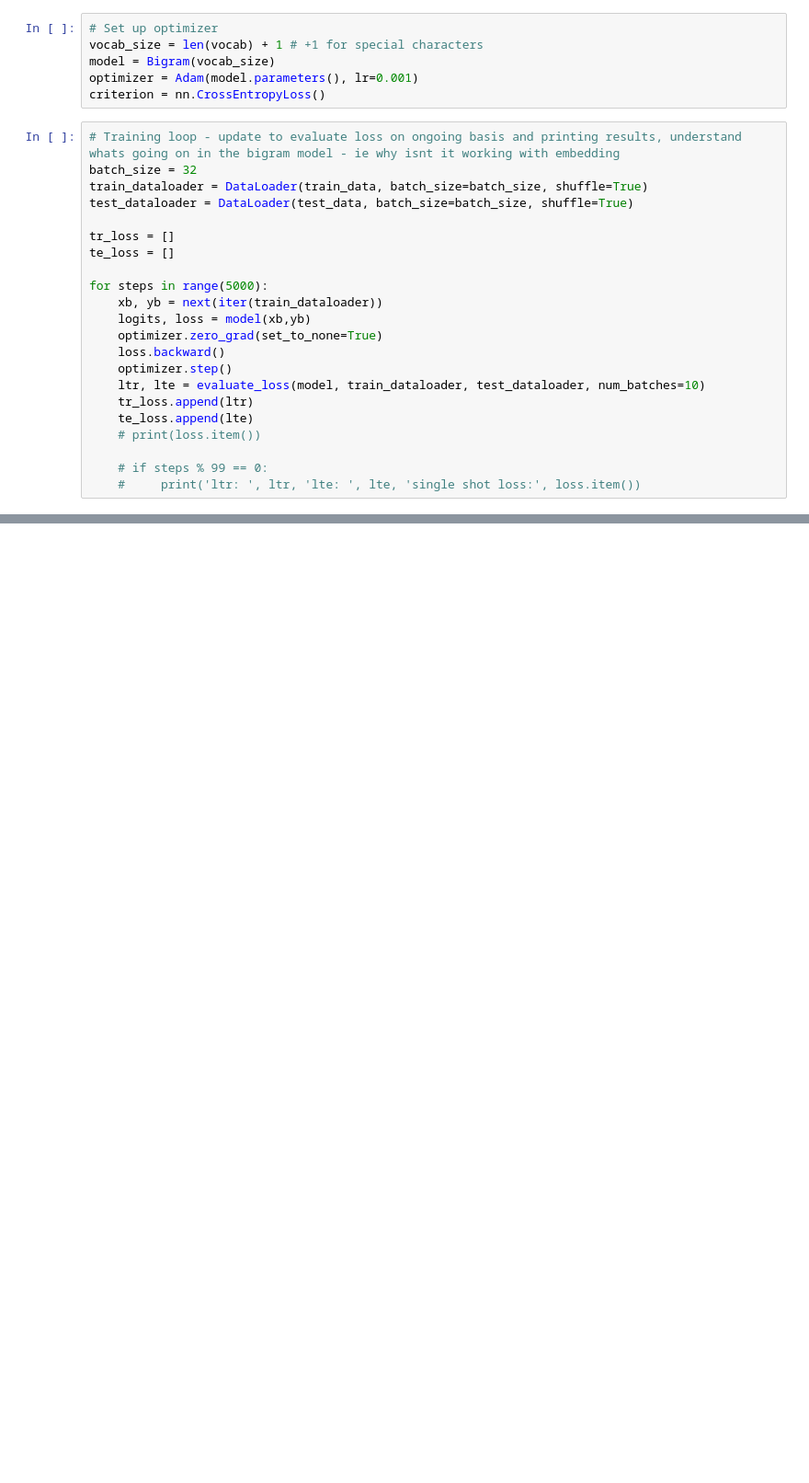
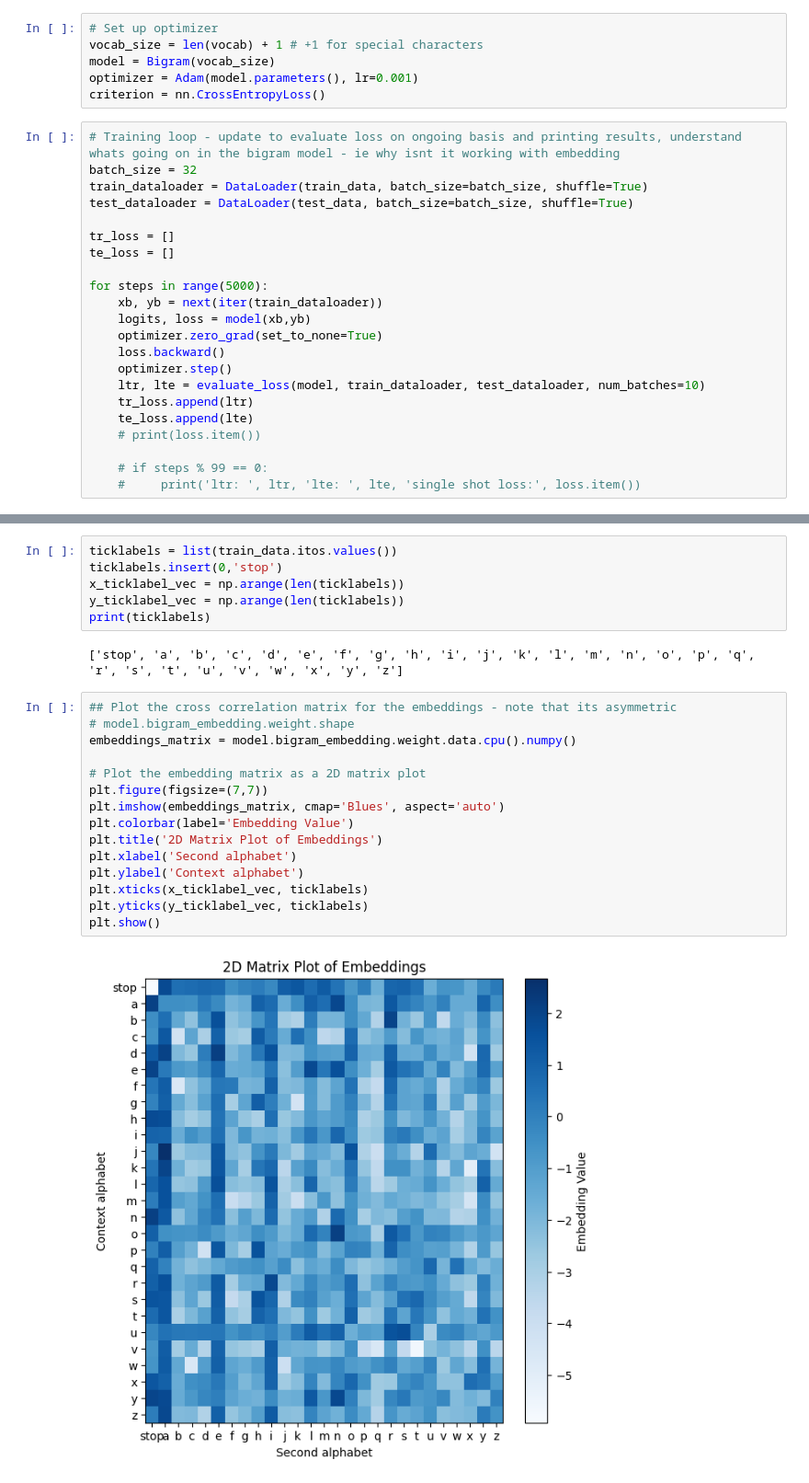
Before and after one commit to peteryushunli/makemore-utils-nbs, a Jupyter notebook: nbs/bigram.ipynb, the cells around one changed output, grey strips where cells are left out. Shown: that part at 92% size. Drawn from its saved outputs; the diff is of its cells as text; blank space fills up the shorter version.

Commit message:
completing bigram plots

```diff
--- a/nbs/bigram.ipynb
+++ b/nbs/bigram.ipynb
@@ -94,0 +104,25 @@ alysanzh
+# %%
+ticklabels = list(train_data.itos.values())
+ticklabels.insert(0,'stop')
+x_ticklabel_vec = np.arange(len(ticklabels))
+y_ticklabel_vec = np.arange(len(ticklabels))
+print(ticklabels)
+# %% [output]
+['stop', 'a', 'b', 'c', 'd', 'e', 'f', 'g', 'h', 'i', 'j', 'k', 'l', 'm', 'n', 'o', 'p', 'q', 'r', 's', 't', 'u', 'v', 'w', 'x', 'y', 'z']
+# %%
+## Plot the cross correlation matrix for the embeddings - note that its asymmetric
+# model.bigram_embedding.weight.shape
+embeddings_matrix = model.bigram_embedding.weight.data.cpu().numpy()
+
+# Plot the embedding matrix as a 2D matrix plot
+plt.figure(figsize=(7,7))
+plt.imshow(embeddings_matrix, cmap='Blues', aspect='auto')
+plt.colorbar(label='Embedding Value')
+plt.title('2D Matrix Plot of Embeddings')
+plt.xlabel('Second alphabet')
+plt.ylabel('Context alphabet')
+plt.xticks(x_ticklabel_vec, ticklabels)
+plt.yticks(y_ticklabel_vec, ticklabels)
+plt.show()
+# %% [output]
+[figure, added]
```
Also changed, not shown: parts of 6 cells of this notebook.
